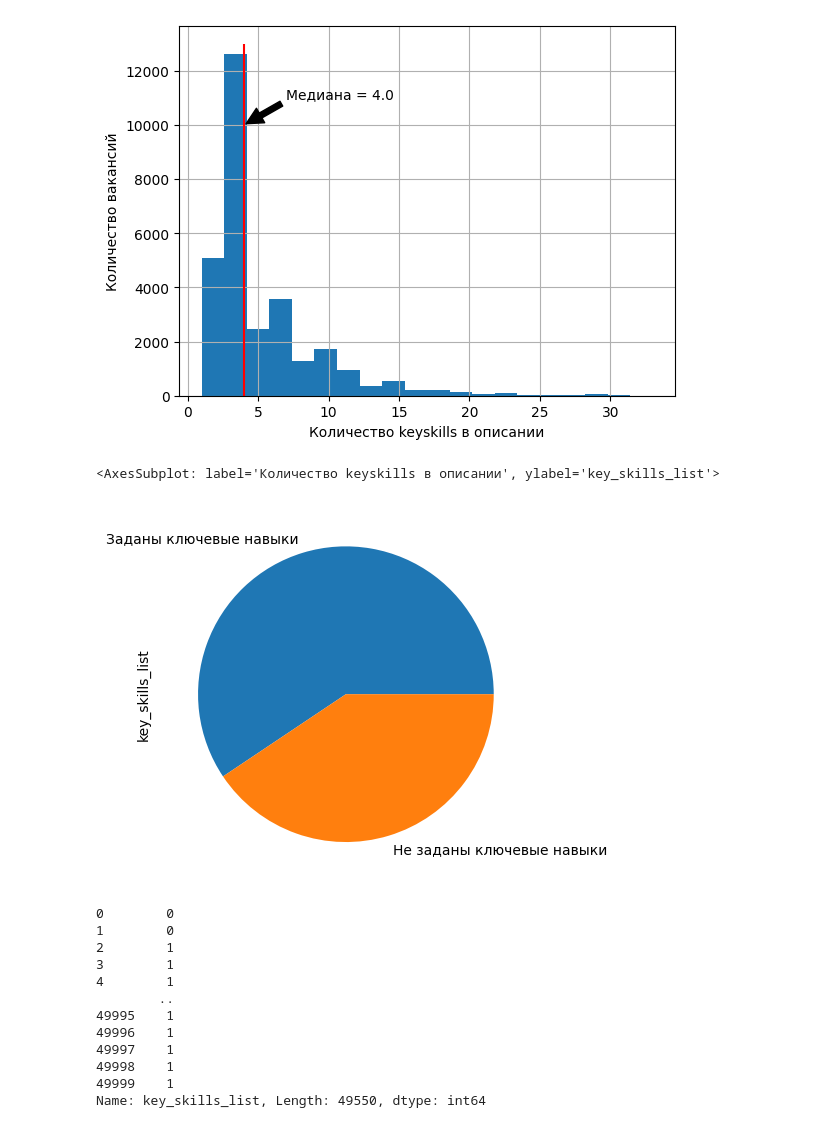
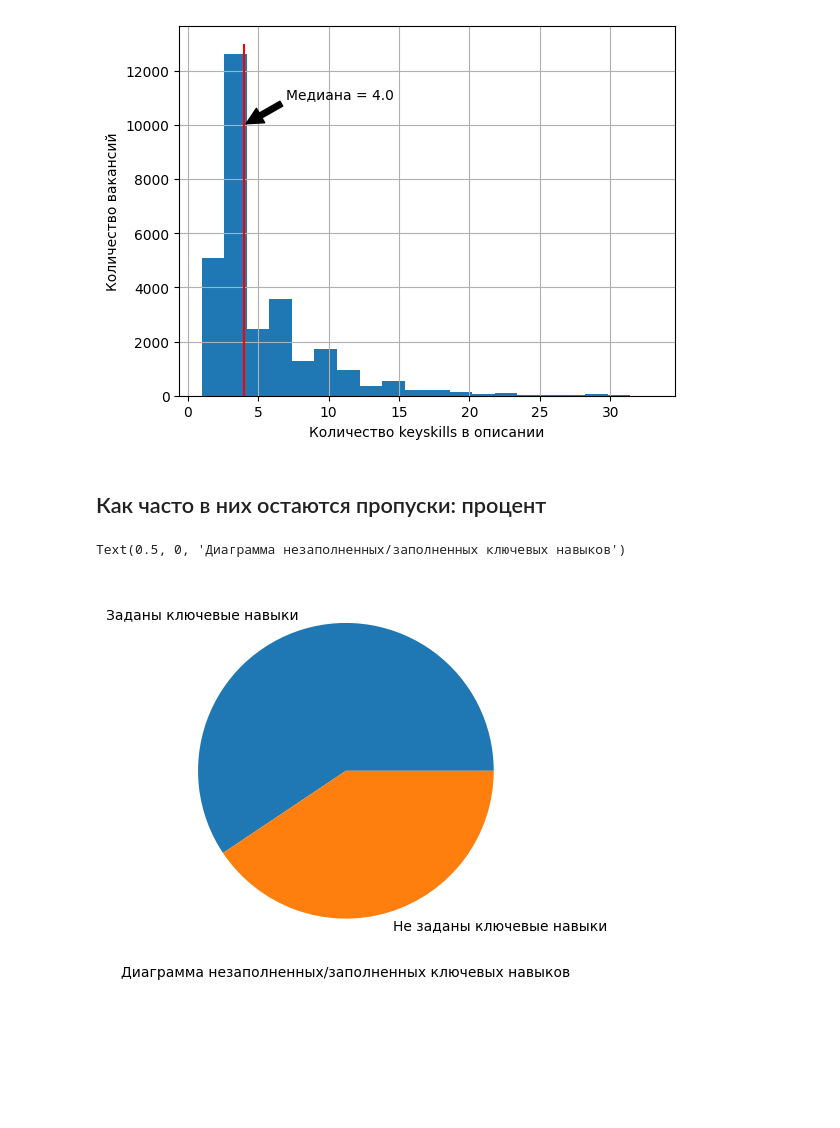
Before and after one commit to Slava0505/job-description-keyword-extractor, a Jupyter notebook: notebooks/EDA.ipynb, the cells around one changed output. Saved outputs shown, nothing was run; the diff lists cells and outputs as text; code cells hidden in the pictures; blank space fills up the shorter version.

```diff
--- a/notebooks/EDA.ipynb
+++ b/notebooks/EDA.ipynb
@@ -66,29 +63,17 @@ plt.annotate(f"Медиана = {median}", xy=(4, 10000), xytext=(7, 11000),
 # %% [output]
 Text(7, 11000, 'Медиана = 4.0')
 [figure]
+# %% [markdown]
+## Как часто в них остаются пропуски: процент
 # %%
 fig, ax = plt.subplots()
-ax.set_label('Количество keyskills в описании')
 
 
 key_skills_num[key_skills_num>0] = 1
 key_skills_for_pie = key_skills_num.replace({0:'Не заданы ключевые навыки', 1:'Заданы ключевые навыки'}).value_counts()
 key_skills_for_pie.plot(kind='pie')
+ax.set_ylabel('')
+ax.set_xlabel('Диаграмма незаполненных/заполненных ключевых навыков')
 # %% [output]
-<AxesSubplot: label='Количество keyskills в описании', ylabel='key_skills_list'>
+Text(0.5, 0, 'Диаграмма незаполненных/заполненных ключевых навыков')
-[figure, old version]
+[figure, new version]
-# %%
-key_skills_num
-# %% [output]
-0        0
-1        0
-2        1
-3        1
-4        1
-        ..
-49995    1
-49996    1
-49997    1
-49998    1
-49999    1
-Name: key_skills_list, Length: 49550, dtype: int64
```
Also changed, not shown: parts of 6 cells of this notebook.
